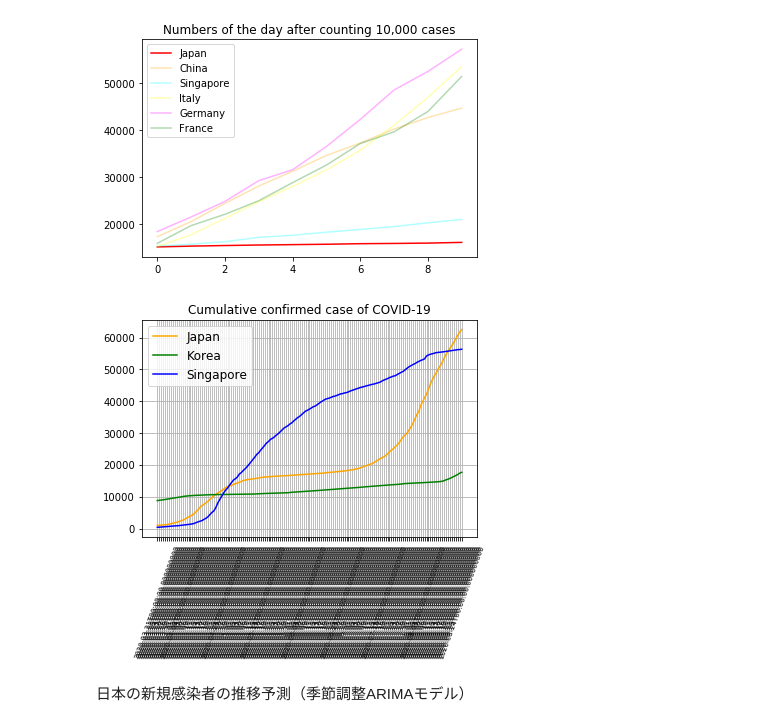
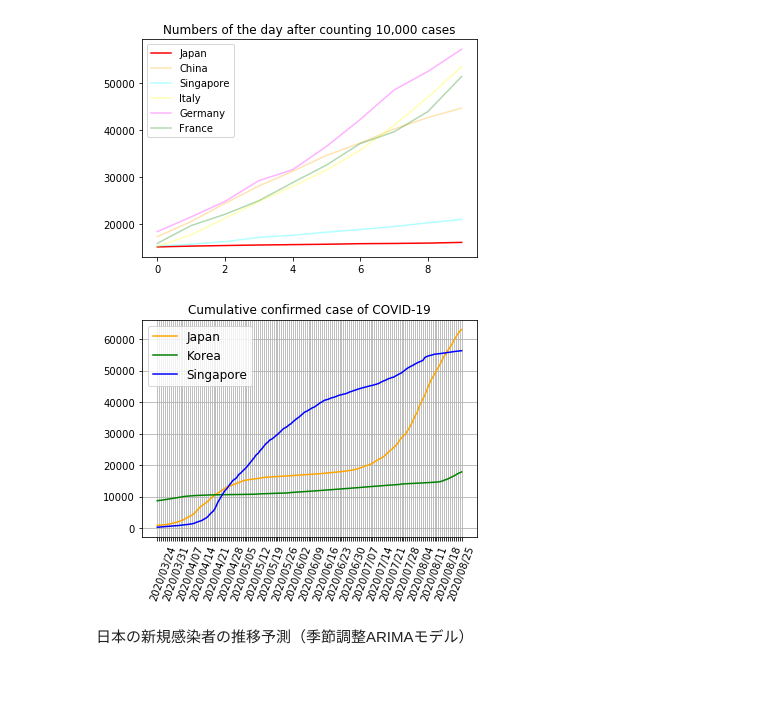
Before and after one commit to yoneken/covid19jp, a Jupyter notebook: Forecast_covid19.ipynb, the cells around one changed output. Drawn from its saved outputs; the diff is of its cells as text; code cells hidden in the pictures; blank space fills up the shorter version.

```diff
--- a/Forecast_covid19.ipynb
+++ b/Forecast_covid19.ipynb
@@ -483,14 +483,14 @@ Text(0.5, 1.0, 'Numbers of the day after counting 10,000 cases')
 # %%
 plt.plot(df.Japan.dropna().values[60:], color="orange", label="Japan")
 plt.plot(df.Korea.dropna().values[60:], color="green", label="Korea")
 plt.plot(df.Singapore.dropna().values[60:], color="blue", label="Singapore")
-plt.xticks(range(len(df.Japan.dropna().values[60:])), df.date.dropna().values[60:], fontsize=7, rotation=70);
+plt.xticks(range(len(xticks[60:])-10), xticks[60:], rotation=70)
 
 plt.legend(fontsize=12)
 plt.title("Cumulative confirmed case of COVID-19")
 plt.grid()
 # %% [output]
-[figure, old version]
+[figure, new version]
 # %% [markdown]
 日本の新規感染者の推移予測（季節調整ARIMAモデル）
 # %%
```
Also changed, not shown: parts of 11 cells of this notebook, 1 other file.
